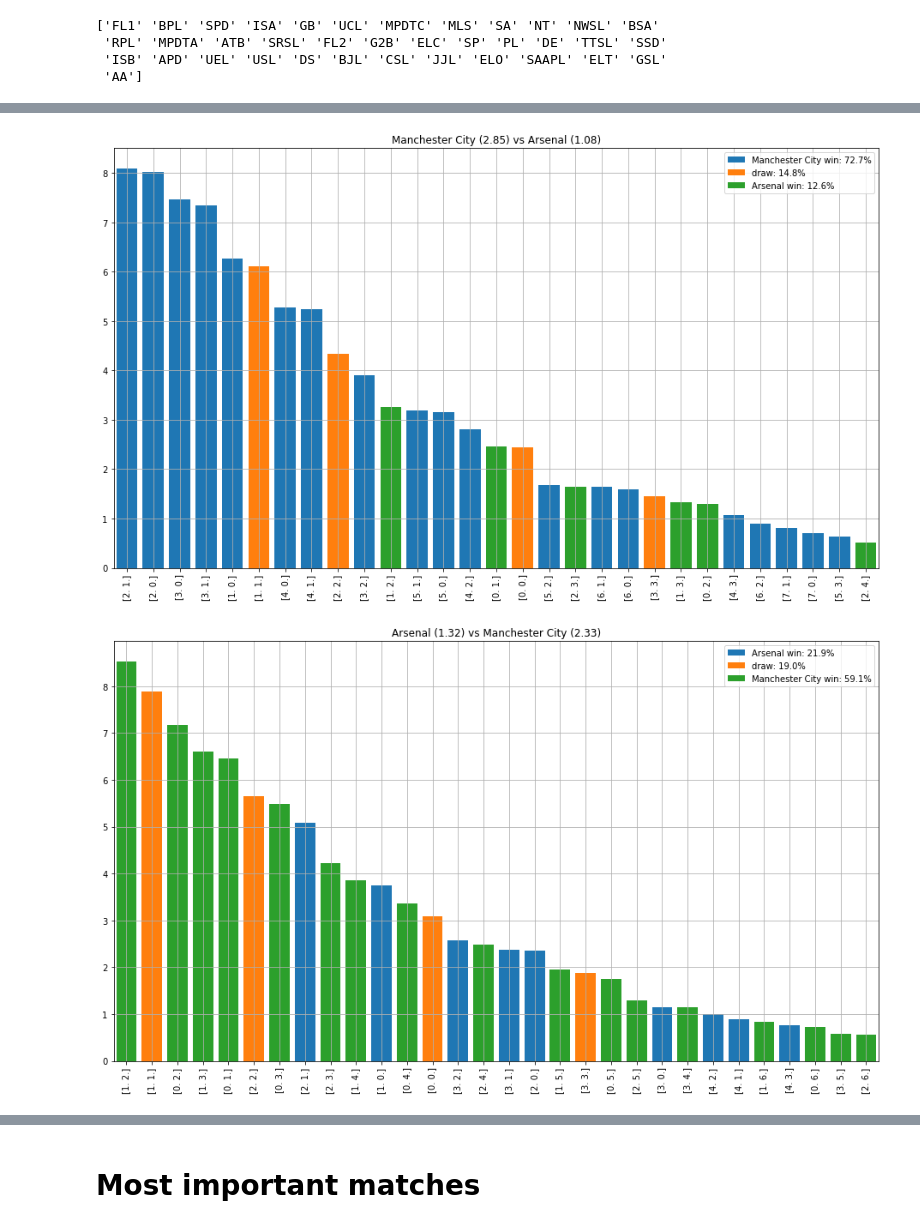
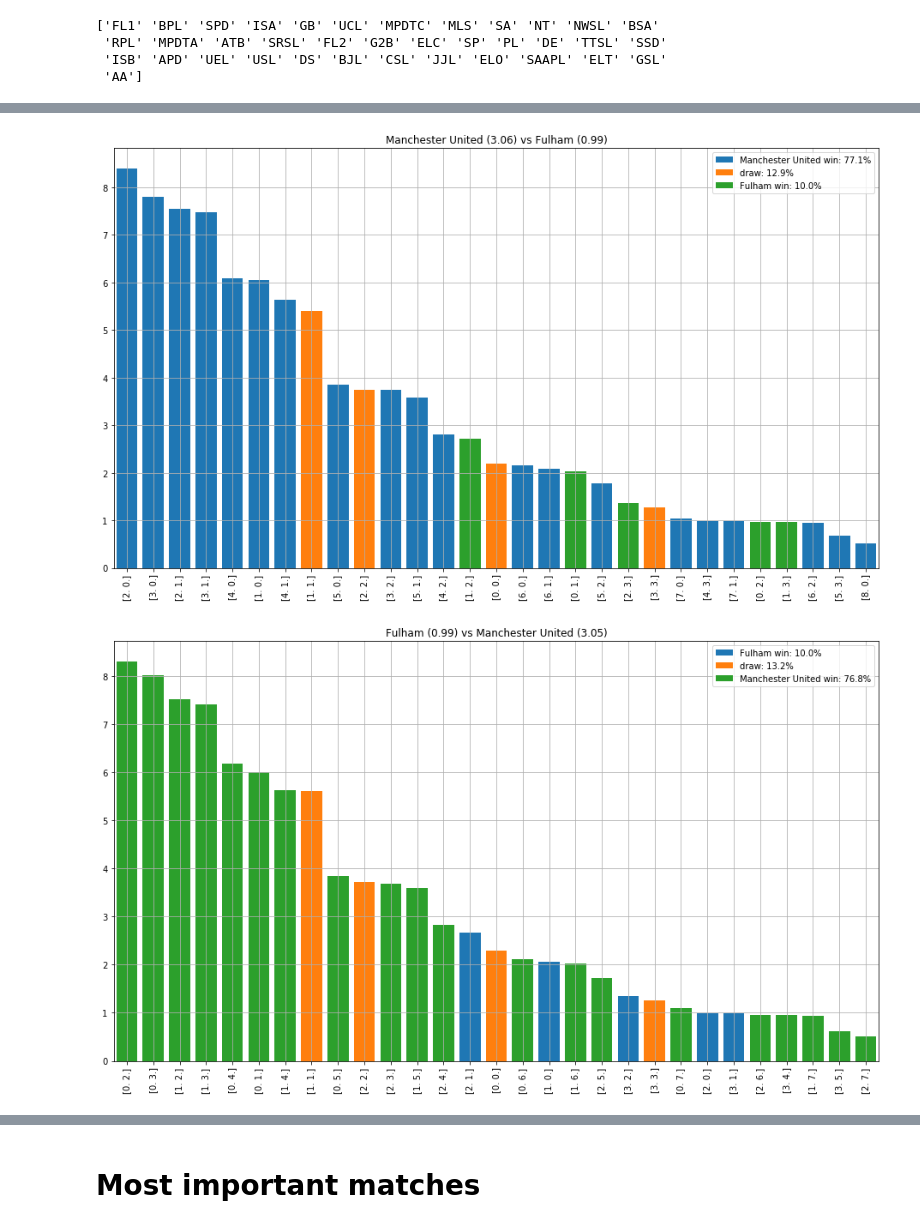
Before and after one commit to tchnvkng/football_sim, a Jupyter notebook: pl2.ipynb, the cells around one changed output, grey strips where cells are left out. Cells and saved outputs as stored; diff of their text form; code cells hidden in the pictures.

```diff
--- a/pl2.ipynb
+++ b/pl2.ipynb
@@ -145,20 +162,22 @@ _,fig=PremierLeague.what_if(PremierLeague.matches_to_sim['Manchester United v Ch
 # %%
 team1=teams['Manchester United']
-team1=teams['Manchester City']
+#team1=teams['Manchester City']
 team2=teams['Brighton and Hove Albion']
 team2=teams['Chelsea']
-team2=teams['Arsenal']
+team2=teams['Fulham']
 #team2=teams['Leicester City']
 fig=plt.figure(1)
-team1.outcomes_vs(team2,home_advantage=np.array([lH-lA,pH/pA]))
+home_advantage=np.array([lH-lA,pH/pA])
+home_advantage=np.array([0,1])
+team1.outcomes_vs(team2,home_advantage=home_advantage)
 fig.set_size_inches(16,9)
 fig=plt.figure(2)
-team2.outcomes_vs(team1,home_advantage=np.array([lH-lA,pH/pA]))
+team2.outcomes_vs(team1,home_advantage=home_advantage)
 fig = plt.gcf()
 fig.set_size_inches(16,9)
 # %% [output]
-[figure, old version]
+[figure, new version]
-[figure, old version]
+[figure, new version]
 # %%
 PremierLeague=League['BPL']
 PremierLeague.team_report(teams['Manchester United'])
```
Also changed, not shown: parts of 13 cells of this notebook, 2 other files.
